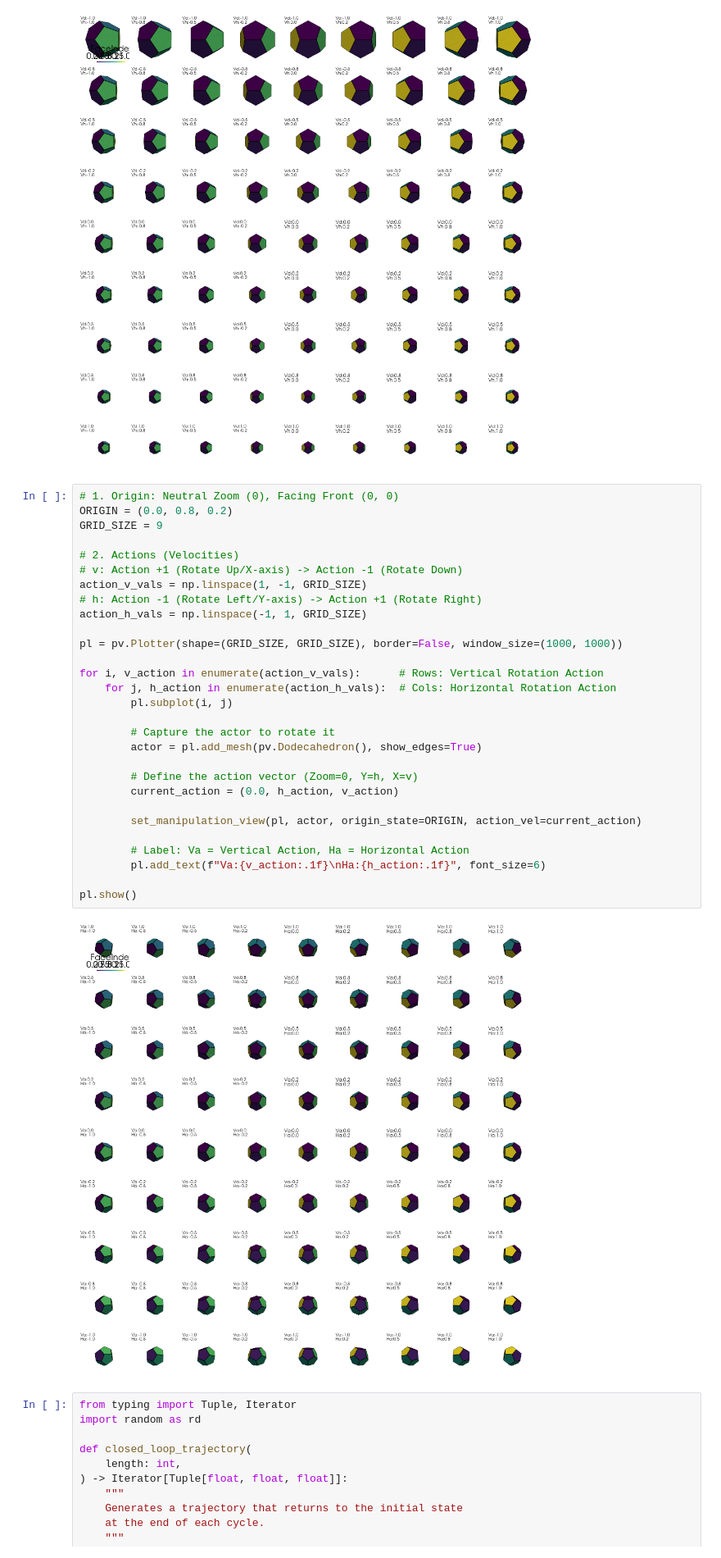
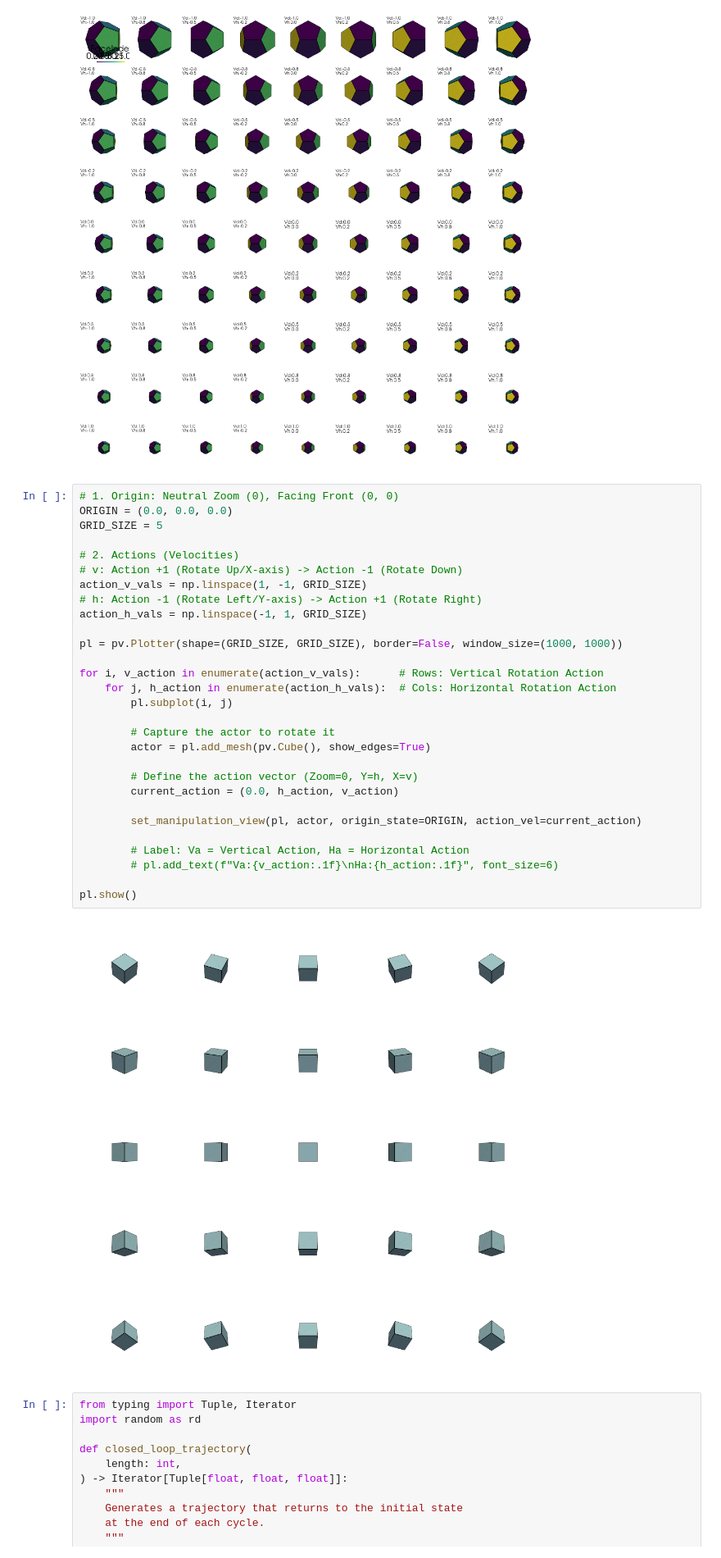
Before and after one commit to tcouso/active_siam_mae, a Jupyter notebook: notebooks/dataset.ipynb, the cells around one changed output. Shown at 82% size. Cells and saved outputs as stored; diff of their text form.

```diff
--- a/notebooks/dataset.ipynb
+++ b/notebooks/dataset.ipynb
@@ -73,35 +73,35 @@ pl.show()
 [figure]
 # %%
 # 1. Origin: Neutral Zoom (0), Facing Front (0, 0)
-ORIGIN = (0.0, 0.8, 0.2)
-GRID_SIZE = 9
+ORIGIN = (0.0, 0.0, 0.0)
+GRID_SIZE = 5
 
 # 2. Actions (Velocities)
 # v: Action +1 (Rotate Up/X-axis) -> Action -1 (Rotate Down)
 action_v_vals = np.linspace(1, -1, GRID_SIZE)
 # h: Action -1 (Rotate Left/Y-axis) -> Action +1 (Rotate Right)
 action_h_vals = np.linspace(-1, 1, GRID_SIZE)
 
 pl = pv.Plotter(shape=(GRID_SIZE, GRID_SIZE), border=False, window_size=(1000, 1000))
 
 for i, v_action in enumerate(action_v_vals):      # Rows: Vertical Rotation Action
     for j, h_action in enumerate(action_h_vals):  # Cols: Horizontal Rotation Action
         pl.subplot(i, j)
 
         # Capture the actor to rotate it
-        actor = pl.add_mesh(pv.Dodecahedron(), show_edges=True)
+        actor = pl.add_mesh(pv.Cube(), show_edges=True)
 
         # Define the action vector (Zoom=0, Y=h, X=v)
         current_action = (0.0, h_action, v_action)
 
         set_manipulation_view(pl, actor, origin_state=ORIGIN, action_vel=current_action)
 
         # Label: Va = Vertical Action, Ha = Horizontal Action
-        pl.add_text(f"Va:{v_action:.1f}\nHa:{h_action:.1f}", font_size=6)
+        # pl.add_text(f"Va:{v_action:.1f}\nHa:{h_action:.1f}", font_size=6)
 
 pl.show()
 # %% [output]
-[figure, old version]
+[figure, new version]
 # %%
 from typing import Tuple, Iterator
 import random as rd
```
Also changed, not shown: parts of 2 cells of this notebook, 14 other files.
